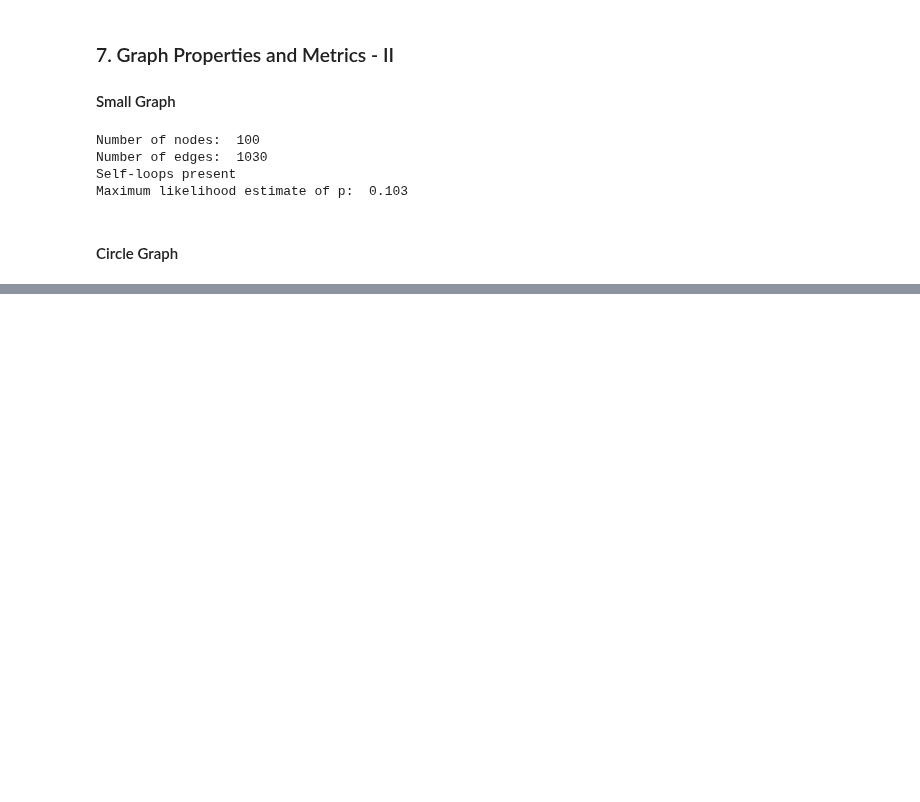
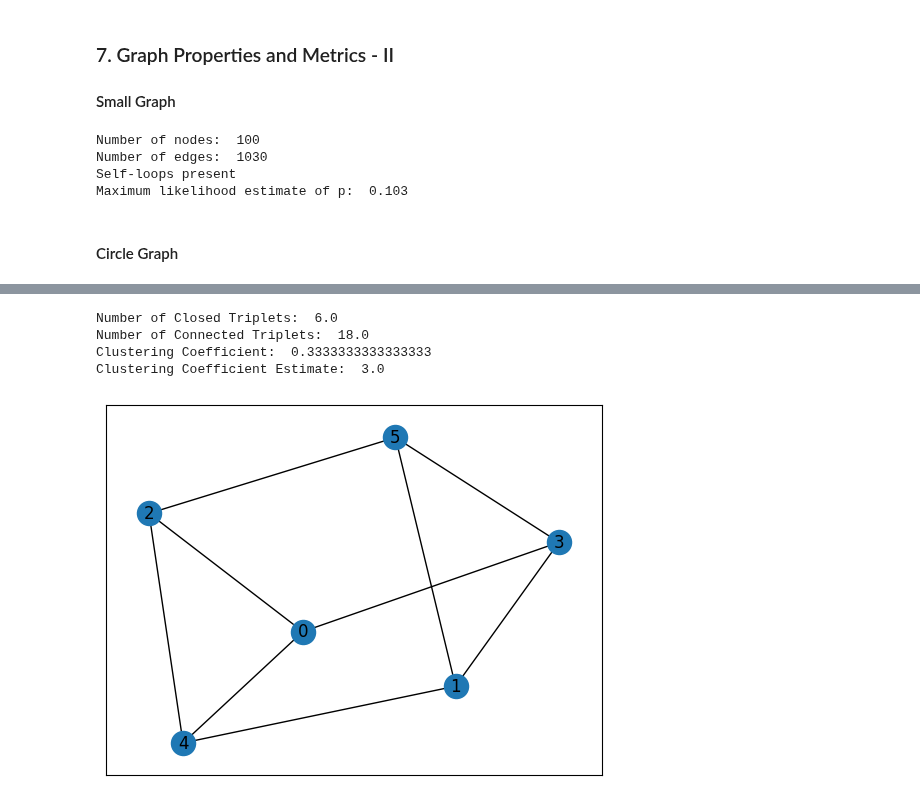
Before and after one commit to eddysanoli-galileo/Data-Analysis-Statistical-Modeling-and-Computation-in-Applications, a Jupyter notebook: Module 3 - Network Analysis/Lecture 1.ipynb, the cells around one changed output, grey strips where cells are left out. Cells and saved outputs as stored; diff of their text form; code cells hidden in the pictures; blank space fills up the shorter version.

```diff
--- a/Module 3 - Network Analysis/Lecture 1.ipynb
+++ b/Module 3 - Network Analysis/Lecture 1.ipynb
@@ -353,0 +439,43 @@ Edge density:  0.16666666666666666
+# %%
+# Number of nodes
+n = 6
+
+# Build a graph where every node is connected to every other node
+G = nx.complete_graph(n)
+
+# Remove an edge from "n" nodes
+for i in range(n):
+    G.remove_edge(i, (i + 1) % n)
+
+# Get the cube of the adjacency matrix
+A = nx.to_numpy_array(G)
+A3 = A @ A @ A
+
+# Get the trace of the cube of the adjacency matrix. Half of this value
+# consists of the number of triplets
+A3_trace = np.trace(A3)
+closed_triplets = A3_trace.copy() / 2
+print("Number of Closed Triplets: ", closed_triplets)
+
+# Get the degree of each node
+degrees = np.sum(A, axis=1)
+ki = degrees.copy()
+
+# The number of connected triplets is defined as sum(ki* (ki - 1) / 2)
+connected_triplets = np.sum(ki * (ki - 1) / 2)
+print("Number of Connected Triplets: ", connected_triplets)
+
+# Compute the clustering coefficient
+clustering_coefficient = nx.average_clustering(G)
+print("Clustering Coefficient: ", clustering_coefficient)
+print("Clustering Coefficient Estimate: ", connected_triplets / closed_triplets)
+
+# Plot the graph
+nx.draw_networkx(G, arrows=True, with_labels=True)
+plt.show()
+# %% [output]
+Number of Closed Triplets:  6.0
+Number of Connected Triplets:  18.0
+Clustering Coefficient:  0.3333333333333333
+Clustering Coefficient Estimate:  3.0
+[figure, added]
```
Also changed, not shown: parts of 6 cells of this notebook, 4 other files.
